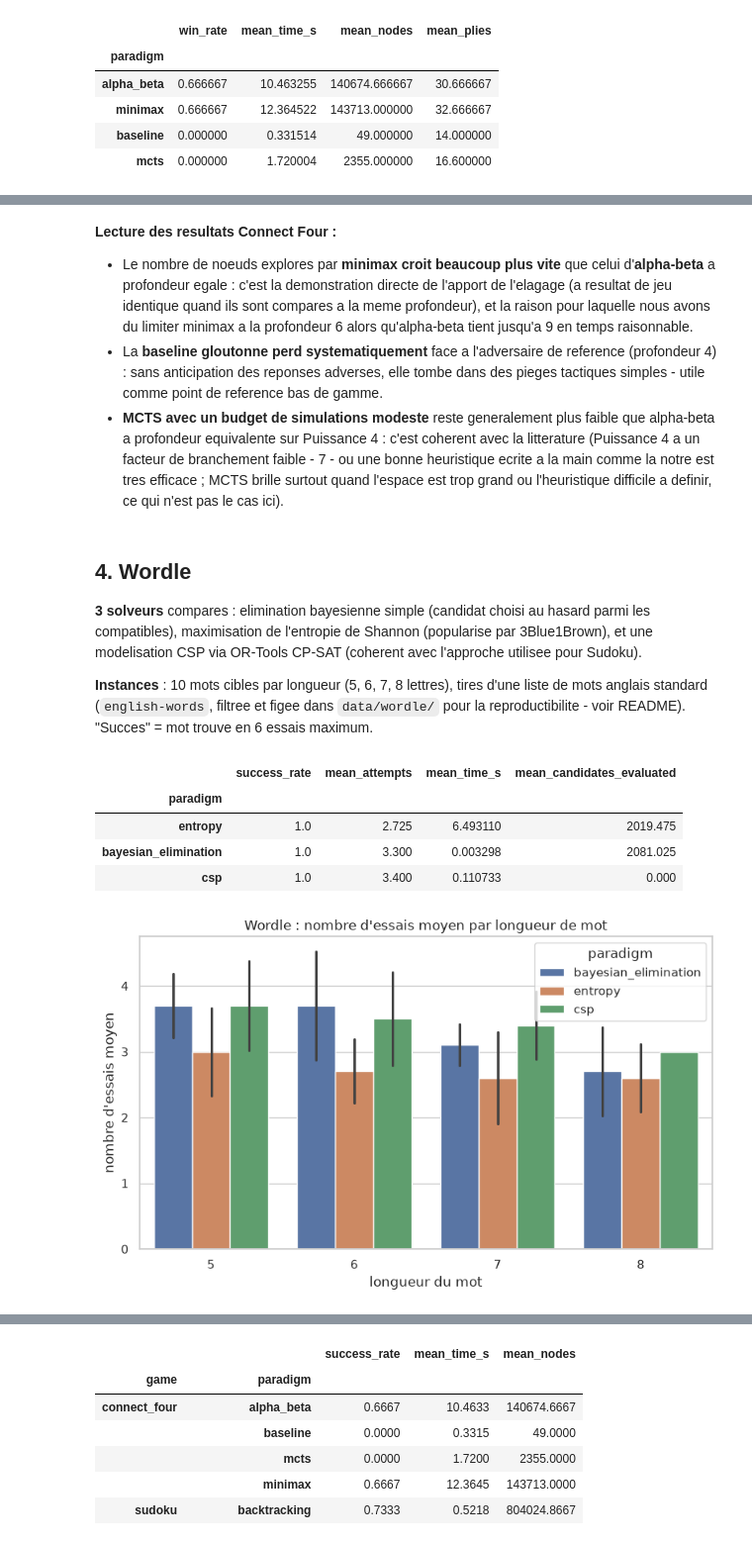
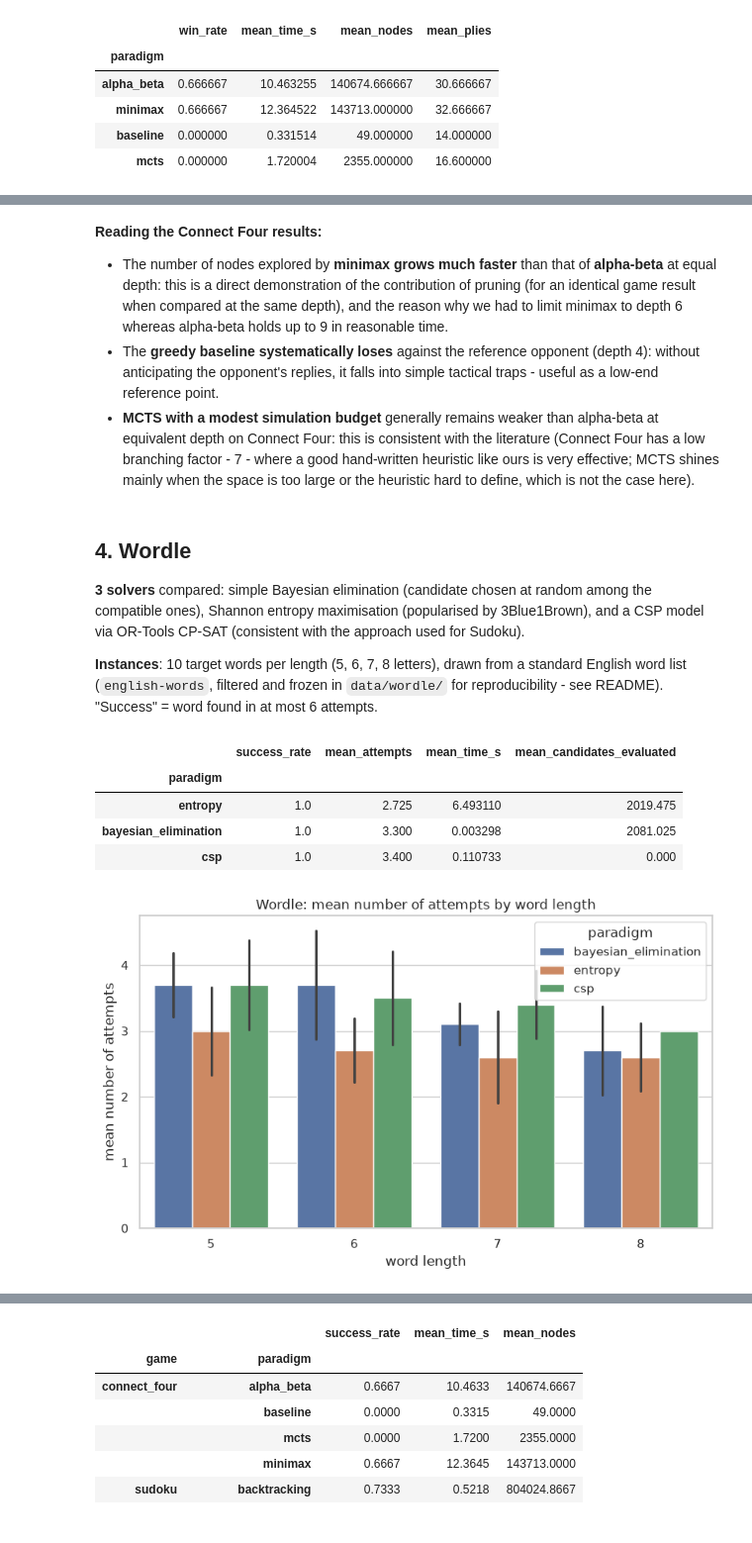
Before and after one commit to touikss/cross-paradigm-solver-benchmark, a Jupyter notebook: notebook.ipynb, the cells around one changed output, grey strips where cells are left out. Shown at 99% size. Saved outputs shown, nothing was run; the diff lists cells and outputs as text; code cells hidden in the pictures.

Commit message:
docs: document memory and native-timeout limits; translate and re-execute the notebook

```diff
--- a/notebook.ipynb
+++ b/notebook.ipynb
@@ -294,34 +289,32 @@ plt.show()
 # %% [markdown]
-**Lecture des resultats Connect Four :**
+**Reading the Connect Four results:**
 
-- Le nombre de noeuds explores par **minimax croit beaucoup plus vite** que
-  celui d'**alpha-beta** a profondeur egale : c'est la demonstration directe
-  de l'apport de l'elagage (a resultat de jeu identique quand ils sont
-  compares a la meme profondeur), et la raison pour laquelle nous avons du
-  limiter minimax a la profondeur 6 alors qu'alpha-beta tient jusqu'a 9 en
-  temps raisonnable.
-- La **baseline gloutonne perd systematiquement** face a l'adversaire de
-  reference (profondeur 4) : sans anticipation des reponses adverses, elle
-  tombe dans des pieges tactiques simples - utile comme point de reference
-  bas de gamme.
-- **MCTS avec un budget de simulations modeste** reste generalement plus
-  faible que alpha-beta a profondeur equivalente sur Puissance 4 : c'est
-  coherent avec la litterature (Puissance 4 a un facteur de branchement
-  faible - 7 - ou une bonne heuristique ecrite a la main comme la notre est
-  tres efficace ; MCTS brille surtout quand l'espace est trop grand ou
-  l'heuristique difficile a definir, ce qui n'est pas le cas ici).
+- The number of nodes explored by **minimax grows much faster** than that of
+  **alpha-beta** at equal depth: this is a direct demonstration of the
+  contribution of pruning (for an identical game result when compared at the
+  same depth), and the reason why we had to limit minimax to depth 6 whereas
+  alpha-beta holds up to 9 in reasonable time.
+- The **greedy baseline systematically loses** against the reference
+  opponent (depth 4): without anticipating the opponent's replies, it falls
+  into simple tactical traps - useful as a low-end reference point.
+- **MCTS with a modest simulation budget** generally remains weaker than
+  alpha-beta at equivalent depth on Connect Four: this is consistent with the
+  literature (Connect Four has a low branching factor - 7 - where a good
+  hand-written heuristic like ours is very effective; MCTS shines mainly when
+  the space is too large or the heuristic hard to define, which is not the
+  case here).
 # %% [markdown]
 ## 4. Wordle
 
-**3 solveurs** compares : elimination bayesienne simple (candidat choisi au
-hasard parmi les compatibles), maximisation de l'entropie de Shannon
-(popularise par 3Blue1Brown), et une modelisation CSP via OR-Tools CP-SAT
-(coherent avec l'approche utilisee pour Sudoku).
+**3 solvers** compared: simple Bayesian elimination (candidate chosen at
+random among the compatible ones), Shannon entropy maximisation (popularised
+by 3Blue1Brown), and a CSP model via OR-Tools CP-SAT (consistent with the
+approach used for Sudoku).
 
-**Instances** : 10 mots cibles par longueur (5, 6, 7, 8 lettres), tires d'une
-liste de mots anglais standard (`english-words`, filtree et figee dans
-`data/wordle/` pour la reproductibilite - voir README). "Succes" = mot trouve
-en 6 essais maximum.
+**Instances**: 10 target words per length (5, 6, 7, 8 letters), drawn from a
+standard English word list (`english-words`, filtered and frozen in
+`data/wordle/` for reproducibility - see README). "Success" = word found in
+at most 6 attempts.
 # %%
 summary_wordle = (
     wordle_df.groupby("paradigm")
@@ -343,12 +336,12 @@ summary_wordle
 # %%
 fig, ax = plt.subplots(figsize=(8, 5))
 sns.barplot(data=wordle_df, x="difficulty", y="solution_quality", hue="paradigm", ax=ax, errorbar="sd")
-ax.set_xlabel("longueur du mot")
-ax.set_ylabel("nombre d'essais moyen")
-ax.set_title("Wordle : nombre d'essais moyen par longueur de mot")
+ax.set_xlabel("word length")
+ax.set_ylabel("mean number of attempts")
+ax.set_title("Wordle: mean number of attempts by word length")
 plt.tight_layout()
 plt.savefig("results/figures/wordle_attempts.png", dpi=120)
 plt.show()
 # %% [output]
-[figure, old version]
+[figure, new version]
 # %% [markdown]
```
Also changed, not shown: parts of 14 cells of this notebook, 7 other files.
